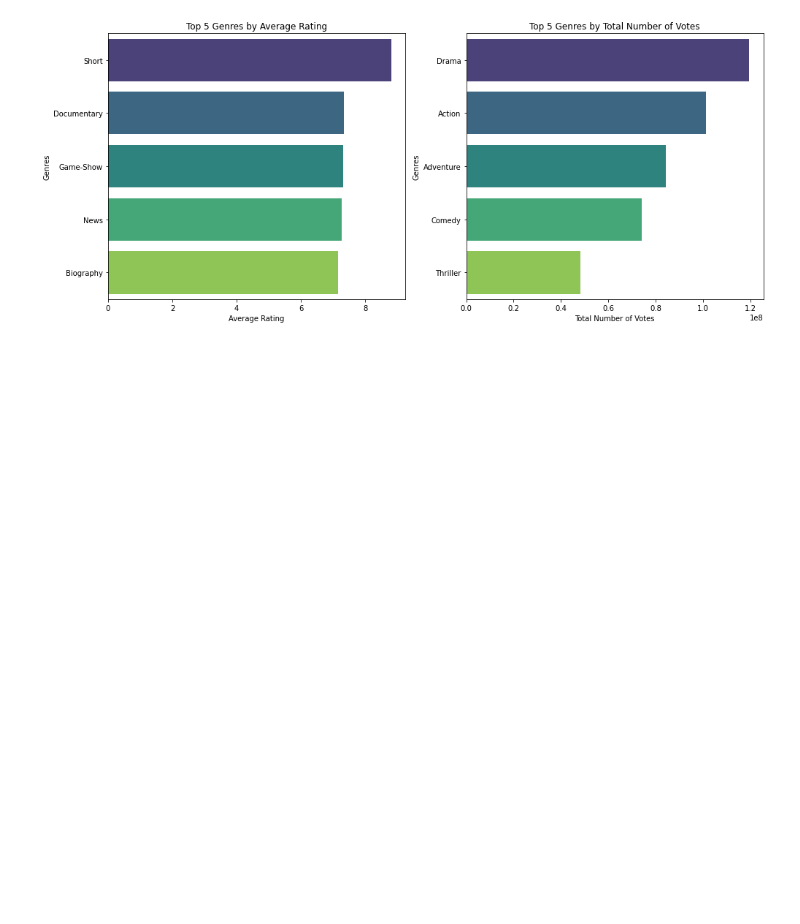
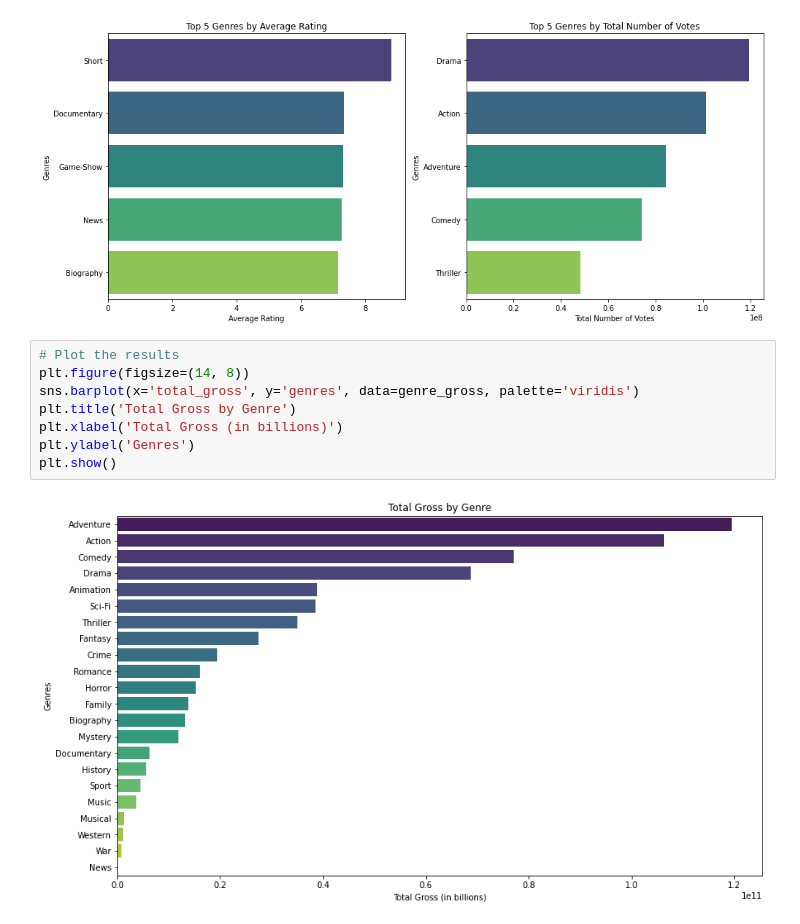
Before and after one commit to Cynthia-Njambi/Moringa-Phase1-Project, a Jupyter notebook: index.ipynb, the cells around one changed output. Saved outputs shown, nothing was run; the diff lists cells and outputs as text; blank space fills up the shorter version.

Commit message:
Visualizing the second analysis

```diff
--- a/index.ipynb
+++ b/index.ipynb
@@ -377,3 +377,13 @@ plt.tight_layout()
 plt.show()
 # %% [output]
 [figure]
+# %%
+# Plot the results
+plt.figure(figsize=(14, 8))
+sns.barplot(x='total_gross', y='genres', data=genre_gross, palette='viridis')
+plt.title('Total Gross by Genre')
+plt.xlabel('Total Gross (in billions)')
+plt.ylabel('Genres')
+plt.show()
+# %% [output]
+[figure, added]
```
